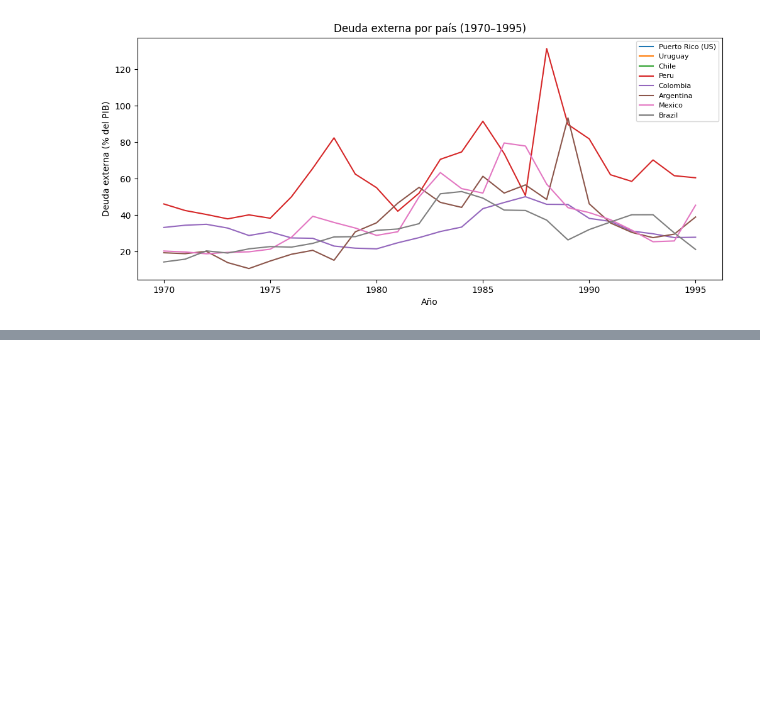
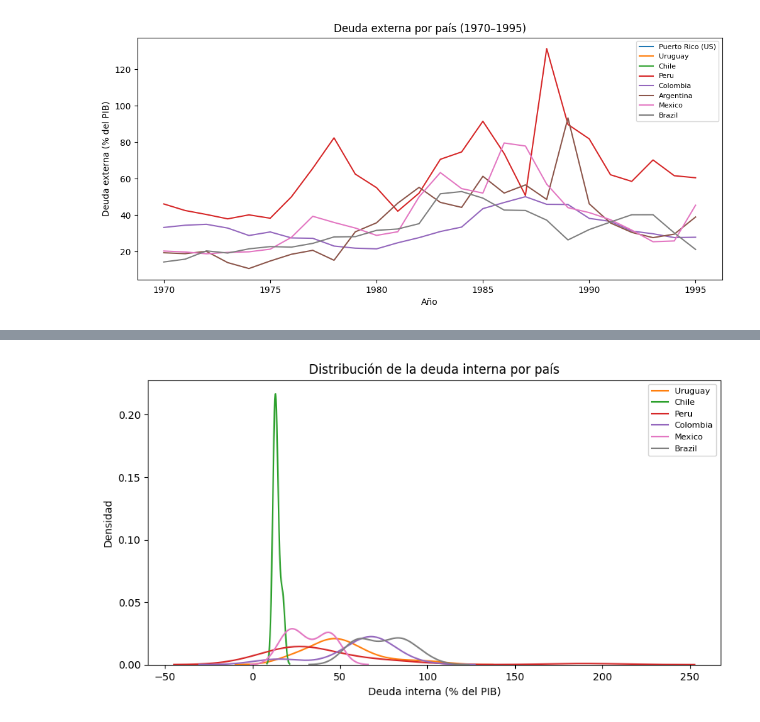
Before and after one commit to Snolk2912/Solemne-1, a Jupyter notebook: Notebooks/Solemne1.ipynb, the cells around one changed output, grey strips where cells are left out. Drawn from its saved outputs; the diff is of its cells as text; code cells hidden in the pictures; blank space fills up the shorter version.

Commit message:
Finalización de la parte 5, además de la creación de archivo local con datos de API, y creación de otros graficos complementarios.

```diff
--- a/Notebooks/Solemne1.ipynb
+++ b/Notebooks/Solemne1.ipynb
@@ -301,0 +321,13 @@ plt.show()
+# %%
+#Distribución de la deuda interna por país para complementar información
+plt.figure(figsize=(10, 5))
+for pais in df['País'].unique():
+    datos = df[df['País'] == pais]['deuda_interna'].dropna()
+    sns.kdeplot(datos, label=pais)
+plt.title('Distribución de la deuda interna por país')
+plt.xlabel('Deuda interna (% del PIB)')
+plt.ylabel('Densidad')
+plt.legend(fontsize=8)
+plt.show()
+# %% [output]
+[figure, added]
```
Also changed, not shown: parts of 11 cells of this notebook.
